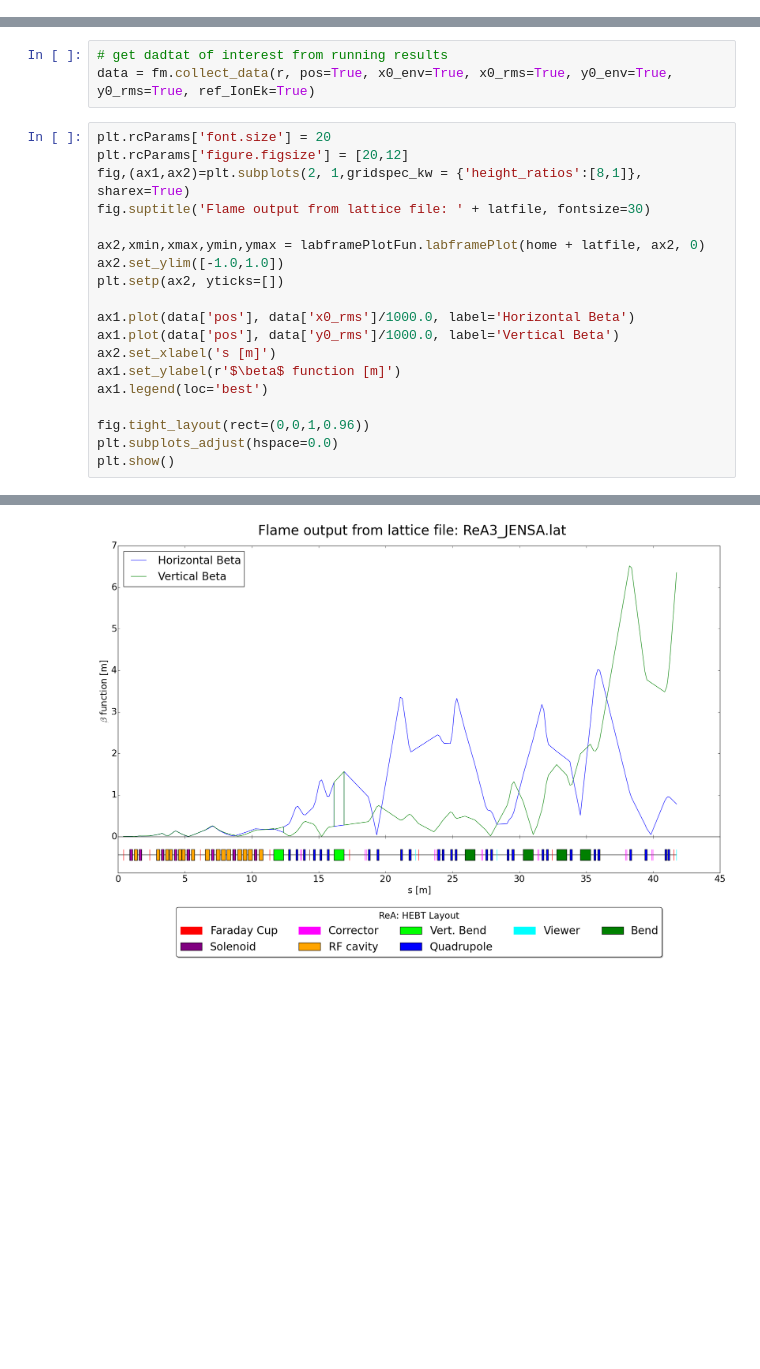
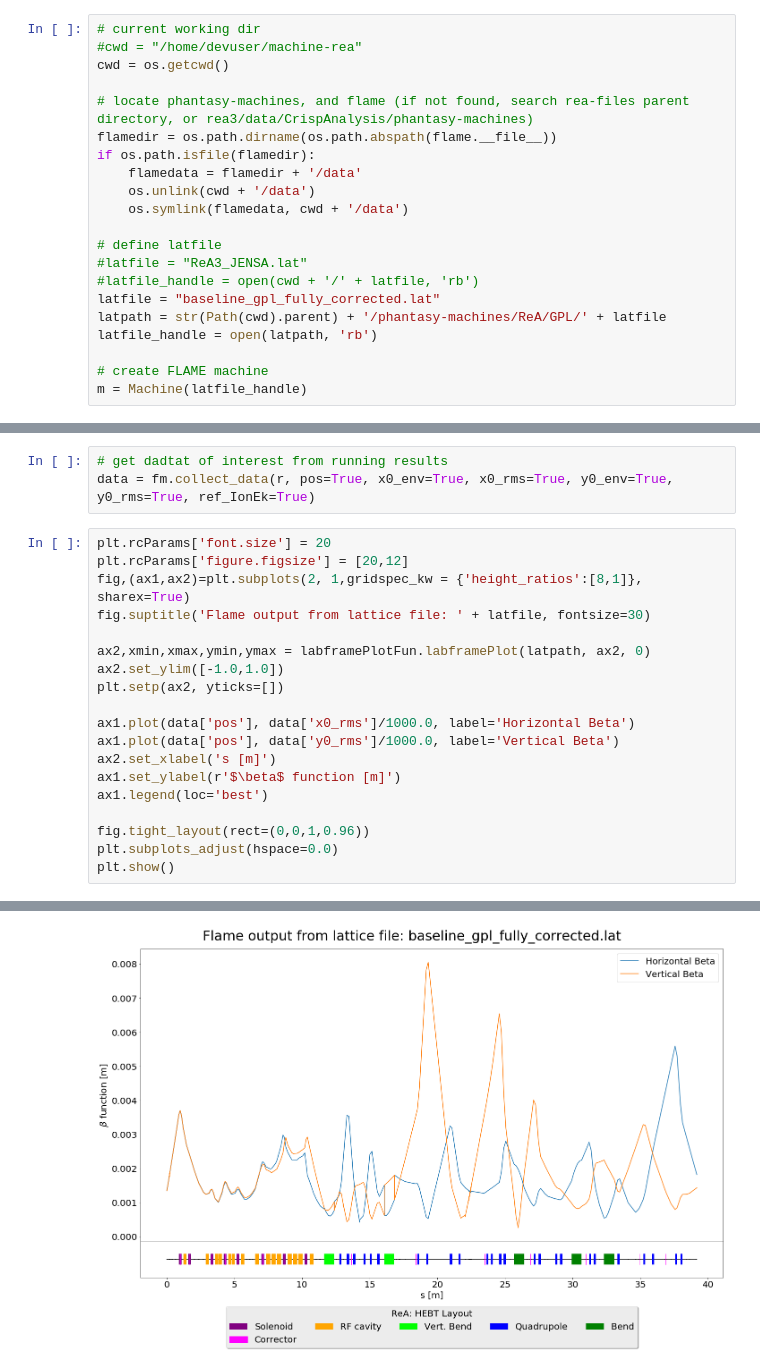
Before and after one commit to crispd/rea-files, a Jupyter notebook: demo_flame_model.ipynb, the cells around one changed output, grey strips where cells are left out. Drawn from its saved outputs; the diff is of its cells as text; blank space fills up the shorter version.

Commit message:
Added gitignore, and updated demo_flame_model.ipynb

```diff
--- a/demo_flame_model.ipynb
+++ b/demo_flame_model.ipynb
@@ -18,3 +13,24 @@ INFO: 2019-04-05 12:18:13,767: flame.machine: Constructing Machine w/ sim_type='
+# %%
+# current working dir
+#cwd = "/home/devuser/machine-rea"
+cwd = os.getcwd()
+
+# locate phantasy-machines, and flame (if not found, search rea-files parent directory, or rea3/data/CrispAnalysis/phantasy-machines)
+flamedir = os.path.dirname(os.path.abspath(flame.__file__))
+if os.path.isfile(flamedir):
+    flamedata = flamedir + '/data'
+    os.unlink(cwd + '/data')
+    os.symlink(flamedata, cwd + '/data')
+
+# define latfile
+#latfile = "ReA3_JENSA.lat"
+#latfile_handle = open(cwd + '/' + latfile, 'rb')
+latfile = "baseline_gpl_fully_corrected.lat"
+latpath = str(Path(cwd).parent) + '/phantasy-machines/ReA/GPL/' + latfile
+latfile_handle = open(latpath, 'rb')
+
+# create FLAME machine
+m = Machine(latfile_handle)
 # %%
 # create BeamState object
 bs = flame_utils.BeamState(machine=m)
@@ -41,7 +57,7 @@ plt.rcParams['figure.figsize'] = [20,12]
 fig,(ax1,ax2)=plt.subplots(2, 1,gridspec_kw = {'height_ratios':[8,1]}, sharex=True)
 fig.suptitle('Flame output from lattice file: ' + latfile, fontsize=30)
 
-ax2,xmin,xmax,ymin,ymax = labframePlotFun.labframePlot(home + latfile, ax2, 0)
+ax2,xmin,xmax,ymin,ymax = labframePlotFun.labframePlot(latpath, ax2, 0)
 ax2.set_ylim([-1.0,1.0])
 plt.setp(ax2, yticks=[])
 
@@ -59,3 +74,3 @@ INFO: 2019-04-05 12:18:34,610: flame.machine: Constructing Machine w/ sim_type='
-[figure, old version]
+[figure, new version]
 # %%
 #fm.bmstate.beammatrix_all
```
Also changed, not shown: parts of 15 cells of this notebook, 1 other file.
